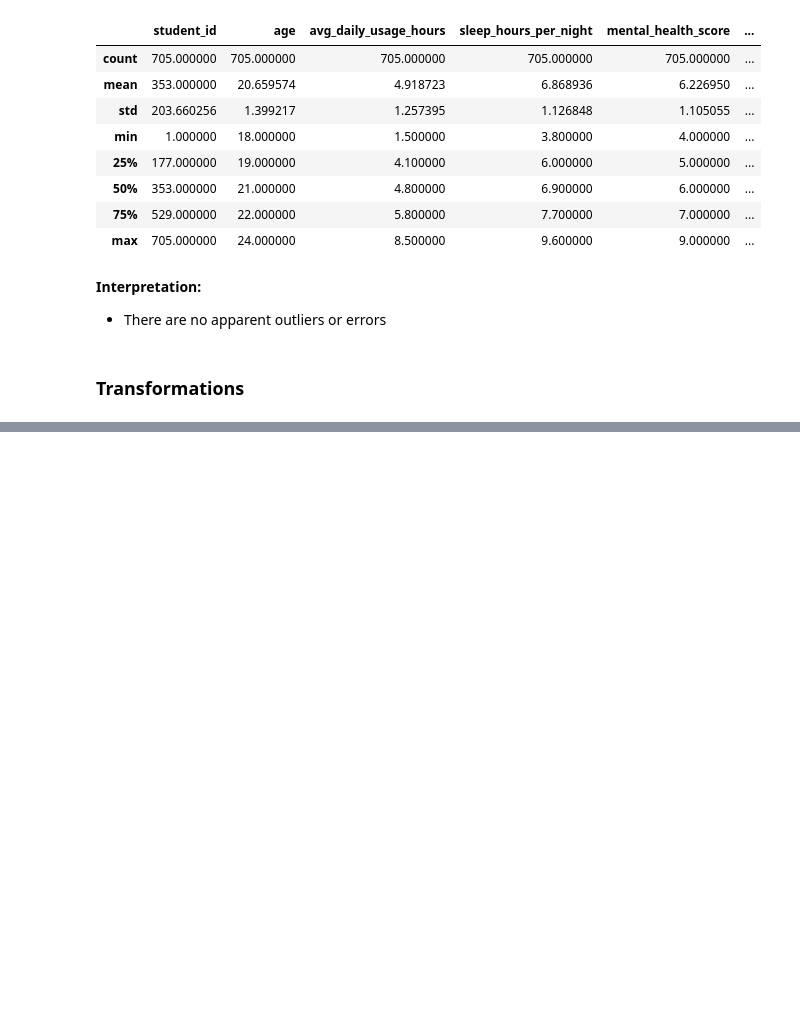
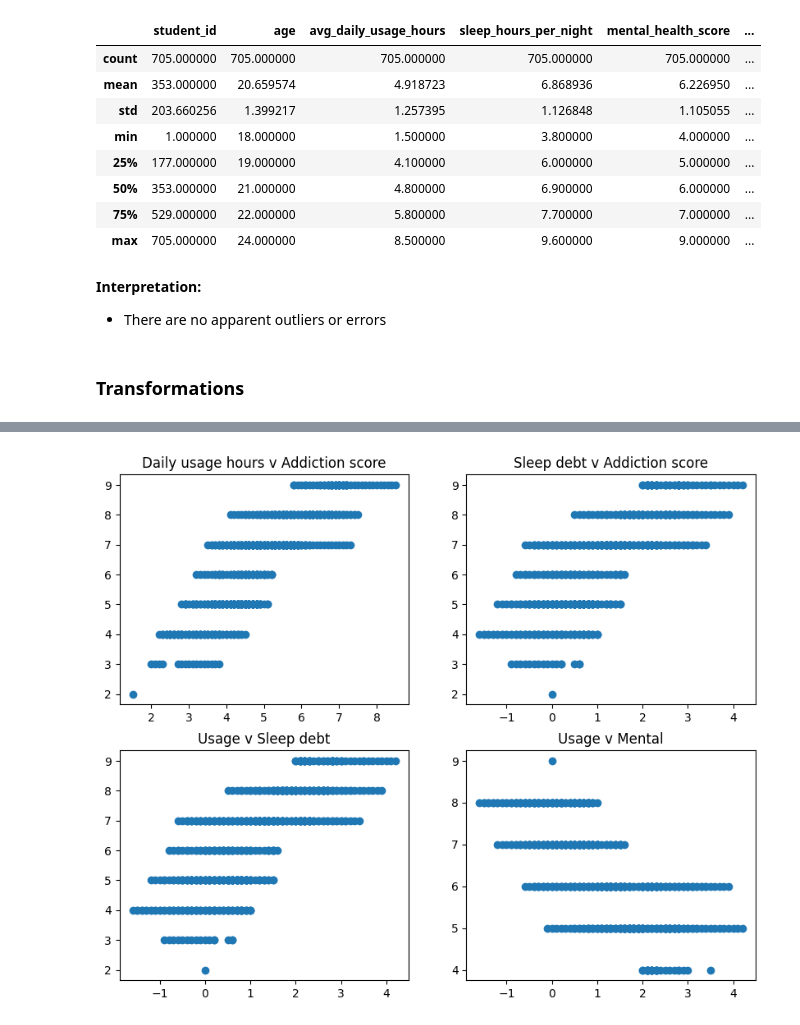
Before and after one commit to lschuler-dotcom/capstone_project, a Jupyter notebook: notebooks/capstone_project.ipynb, the cells around one changed output, grey strips where cells are left out. Cells and saved outputs as stored; diff of their text form; code cells hidden in the pictures; blank space fills up the shorter version.

```diff
--- a/notebooks/capstone_project.ipynb
+++ b/notebooks/capstone_project.ipynb
@@ -697,0 +852,19 @@ df_consol.select_dtypes(include=['object']).value_counts()
+# %%
+plt.subplots(2, 2, figsize =(10, 8))
+
+axes[0,0].scatter(df_cleaned['avg_daily_usage_hours'],df_cleaned['addicted_score'])
+axes[0,0].set_title("Daily usage hours v Addiction score")
+
+axes[0,1].scatter(df_cleaned['sleep_debt'],df_cleaned['addicted_score'])
+axes[0,1].set_title("Sleep debt v Addiction score")
+
+axes[1,0].scatter(df_cleaned['sleep_debt'],df_cleaned['addicted_score'])
+axes[1,0].set_title("Usage v Sleep debt")
+
+axes[1,1].scatter(df_cleaned['sleep_debt'],df_cleaned['mental_health_score'])
+axes[1,1].set_title("Usage v Mental")
+
+plt.tight_layout
+plt.show()
+# %% [output]
+[figure, added]
```
Also changed, not shown: parts of 49 cells of this notebook.
